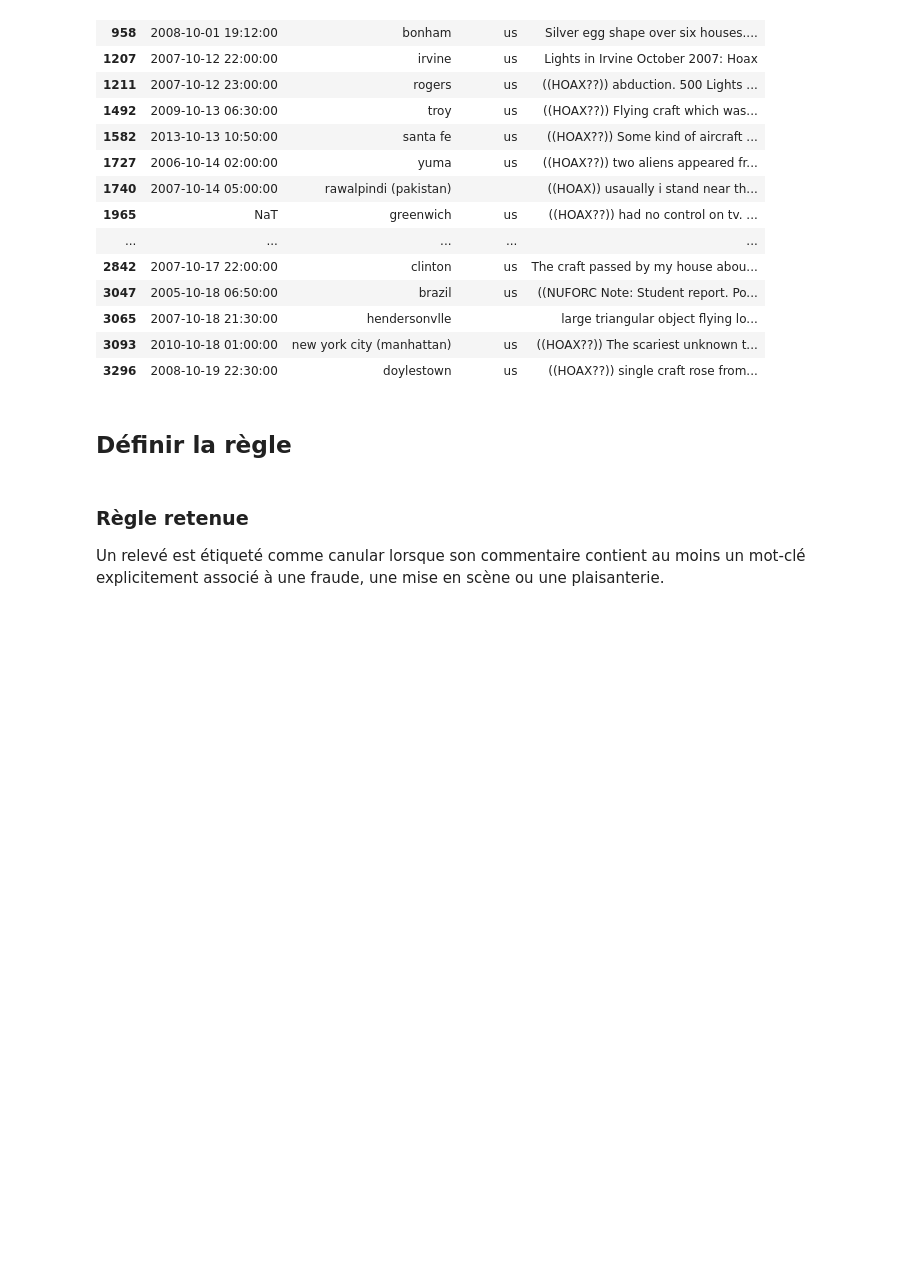
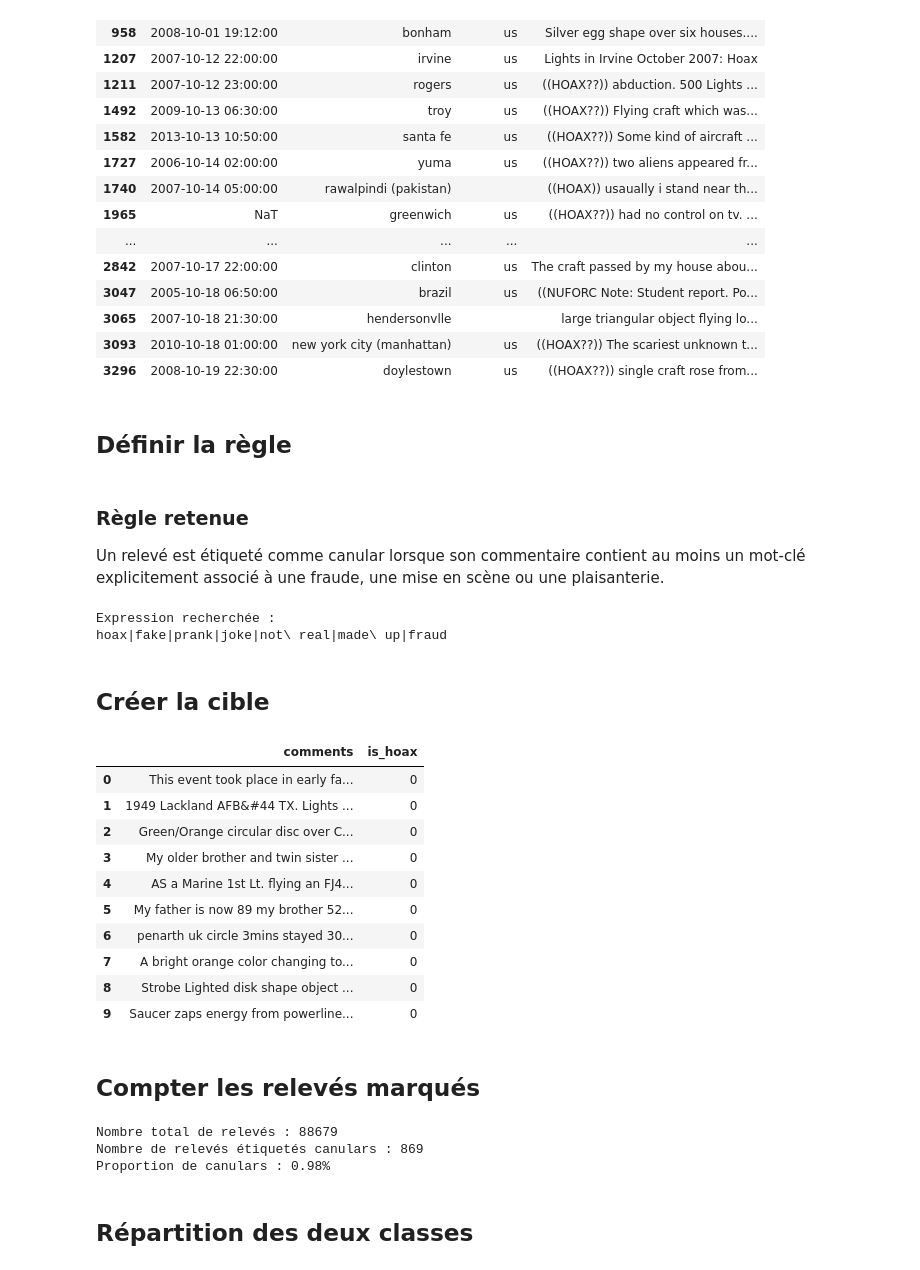
Before and after one commit to McDams/ufo-ml-avance, a Jupyter notebook: notebooks/03_creation_cible.ipynb, the cells around one changed output. Cells and saved outputs as stored; diff of their text form; code cells hidden in the pictures; blank space fills up the shorter version.

```diff
--- a/notebooks/03_creation_cible.ipynb
+++ b/notebooks/03_creation_cible.ipynb
@@ -166,3 +166,77 @@ df.loc[
 Un relevé est étiqueté comme canular lorsque son commentaire contient au moins
 un mot-clé explicitement associé à une fraude, une mise en scène ou une
 plaisanterie.
+# %%
+MOTS_CLES_CANULAR = [
+    "hoax",
+    "fake",
+    "prank",
+    "joke",
+    "not real",
+    "made up",
+    "fraud",
+]
+
+pattern_canular = "|".join(
+    re.escape(mot) for mot in MOTS_CLES_CANULAR
+)
+
+print("Expression recherchée :")
+print(pattern_canular)
+# %% [output]
+Expression recherchée :
+hoax|fake|prank|joke|not\ real|made\ up|fraud
+# %% [markdown]
+## Créer la cible
+# %%
+df["comments_clean"] = (
+    df["comments"]
+    .fillna("")
+    .astype(str)
+    .str.lower()
+)
+
+df["is_hoax"] = (
+    df["comments_clean"]
+    .str.contains(
+        pattern_canular,
+        regex=True,
+        na=False
+    )
+    .astype(int)
+)
+
+df[
+    [
+        "comments",
+        "is_hoax"
+    ]
+].head(10)
+# %% [output]
+|  | comments | is_hoax |
+| 0 | This event took place in early fa... | 0 |
+| 1 | 1949 Lackland AFB&#44 TX. Lights ... | 0 |
+| 2 | Green/Orange circular disc over C... | 0 |
+| 3 | My older brother and twin sister ... | 0 |
+| 4 | AS a Marine 1st Lt. flying an FJ4... | 0 |
+| 5 | My father is now 89 my brother 52... | 0 |
+| 6 | penarth uk circle 3mins stayed 30... | 0 |
+| 7 | A bright orange color changing to... | 0 |
+| 8 | Strobe Lighted disk shape object ... | 0 |
+| 9 | Saucer zaps energy from powerline... | 0 |
+# %% [markdown]
+## Compter les relevés marqués
+# %%
+nombre_total = len(df)
+nombre_canulars = int(df["is_hoax"].sum())
+proportion_canulars = df["is_hoax"].mean()
+
+print(f"Nombre total de relevés : {nombre_total}")
+print(f"Nombre de relevés étiquetés canulars : {nombre_canulars}")
+print(f"Proportion de canulars : {proportion_canulars:.2%}")
+# %% [output]
+Nombre total de relevés : 88679
+Nombre de relevés étiquetés canulars : 869
+Proportion de canulars : 0.98%
+# %% [markdown]
+## Répartition des deux classes
```
Also changed, not shown: parts of 9 cells of this notebook.
